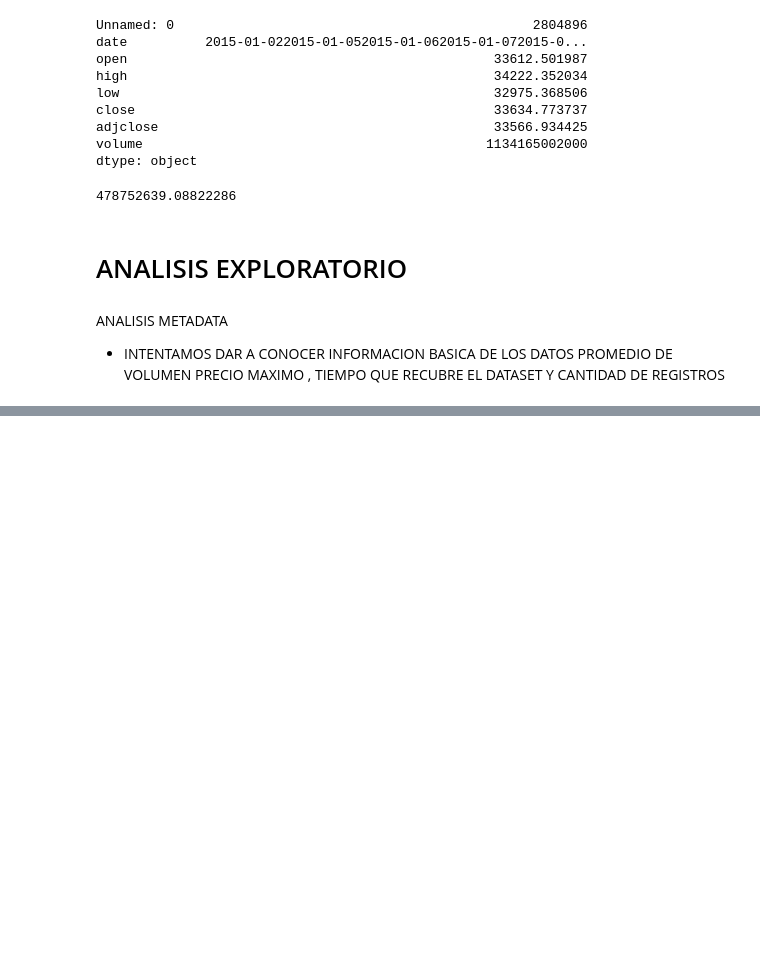
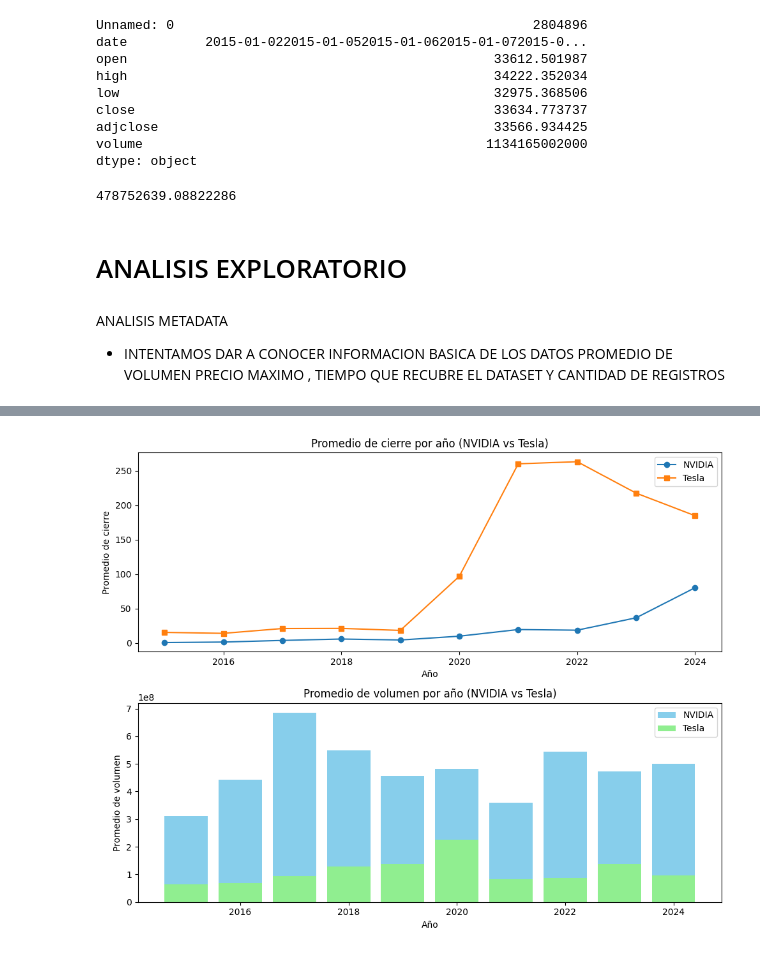
Before and after one commit to josedani11115/DATASCIENCELL-JOSEGOMEZ, a Jupyter notebook: PROYECT.IPYNB, the cells around one changed output, grey strips where cells are left out. Saved outputs shown, nothing was run; the diff lists cells and outputs as text; code cells hidden in the pictures; blank space fills up the shorter version.

```diff
--- a/PROYECT.IPYNB
+++ b/PROYECT.IPYNB
@@ -65,0 +173,73 @@ df_nvidia
+# %%
+import pandas as pd
+import matplotlib.pyplot as plt
+
+# Datos y cálculos para NVIDIA
+# Convertir la columna de fecha a tipo datetime y crear columna 'year'
+df_nvidia['date'] = pd.to_datetime(df_nvidia['date'])
+df_nvidia['year'] = df_nvidia['date'].dt.year
+
+# Agrupar por año y calcular promedios de cierre y volumen
+promedio_cierre_anual_nvidia = df_nvidia.groupby('year')['adjclose'].mean()
+promedio_volumen_anual_nvidia = df_nvidia.groupby('year')['volume'].mean()
+
+# Filtrar los últimos 5 años
+promedio_cierre_5_nvidia = promedio_cierre_anual_nvidia.loc[2019:2024].mean()
+promedio_volumen_5_nvidia = promedio_volumen_anual_nvidia.loc[2019:2024].mean()
+
+# Calcular total de liquidez anual
+total_liquidez_nvidia = promedio_cierre_5_nvidia * promedio_volumen_5_nvidia
+
+# Imprimir resultados de NVIDIA
+print("NVIDIA:")
+print(f"Promedio de volumen en los últimos 5 años: {promedio_volumen_5_nvidia}")
+print(f"Promedio de cierre en los últimos 5 años: {promedio_cierre_5_nvidia}")
+print(f"Total de liquidez anual: {total_liquidez_nvidia}")
+
+# Datos y cálculos para Tesla
+# Convertir la columna de fecha a tipo datetime y crear columna 'año'
+df_tesla['Date'] = pd.to_datetime(df_tesla['Date'])
+df_tesla['año'] = df_tesla['Date'].dt.year
+
+# Agrupar por año y calcular promedios de cierre y volumen
+promedio_cierre_anual_tesla = df_tesla.groupby('año')['Close'].mean()
+promedio_volumen_anual_tesla = df_tesla.groupby('año')['Volume'].mean()
+
+# Filtrar los últimos 5 años
+promedio_cierre_5_tesla = promedio_cierre_anual_tesla.loc[2019:2024].mean()
+promedio_volumen_5_tesla = promedio_volumen_anual_tesla.loc[2019:2024].mean()
+
+# Calcular total de valor monetario promedio
+total_valor_monetario_tesla = promedio_cierre_5_tesla * promedio_volumen_5_tesla
+
+# Imprimir resultados de Tesla
+print("\nTesla:")
+print(f"Promedio de volumen en los últimos 5 años: {promedio_volumen_5_tesla}")
+print(f"Promedio de cierre en los últimos 5 años: {promedio_cierre_5_tesla}")
+print(f"Total de valor monetario promedio: {total_valor_monetario_tesla}")
+
+# Crear figura y ejes para los gráficos
+fig, (ax1, ax2) = plt.subplots(2, 1, figsize=(10, 8))
+
+# Gráfico 1: Promedio de cierre por año para Tesla y NVIDIA
+ax1.plot(promedio_cierre_anual_nvidia.index, promedio_cierre_anual_nvidia.values, marker='o', linestyle='-', label='NVIDIA')
+ax1.plot(promedio_cierre_anual_tesla.index, promedio_cierre_anual_tesla.values, marker='s', linestyle='-', label='Tesla')
+ax1.set_title('Promedio de cierre por año (NVIDIA vs Tesla)')
+ax1.set_xlabel('Año')
+ax1.set_ylabel('Promedio de cierre')
+ax1.legend()
+
+# Gráfico 2: Promedio de volumen por año para Tesla y NVIDIA
+ax2.bar(promedio_volumen_anual_nvidia.index, promedio_volumen_anual_nvidia.values, color='skyblue', label='NVIDIA')
+ax2.bar(promedio_volumen_anual_tesla.index, promedio_volumen_anual_tesla.values, color='lightgreen', label='Tesla')
+ax2.set_title('Promedio de volumen por año (NVIDIA vs Tesla)')
+ax2.set_xlabel('Año')
+ax2.set_ylabel('Promedio de volumen')
+ax2.legend()
+
+# Ajustar espaciado entre subplots
+plt.tight_layout()
+
+# Mostrar los gráficos
+plt.show()
+# %% [output]
@@ -65,0 +255 @@ df_nvidia
+[figure, added]
```
Also changed, not shown: parts of 6 cells of this notebook.
